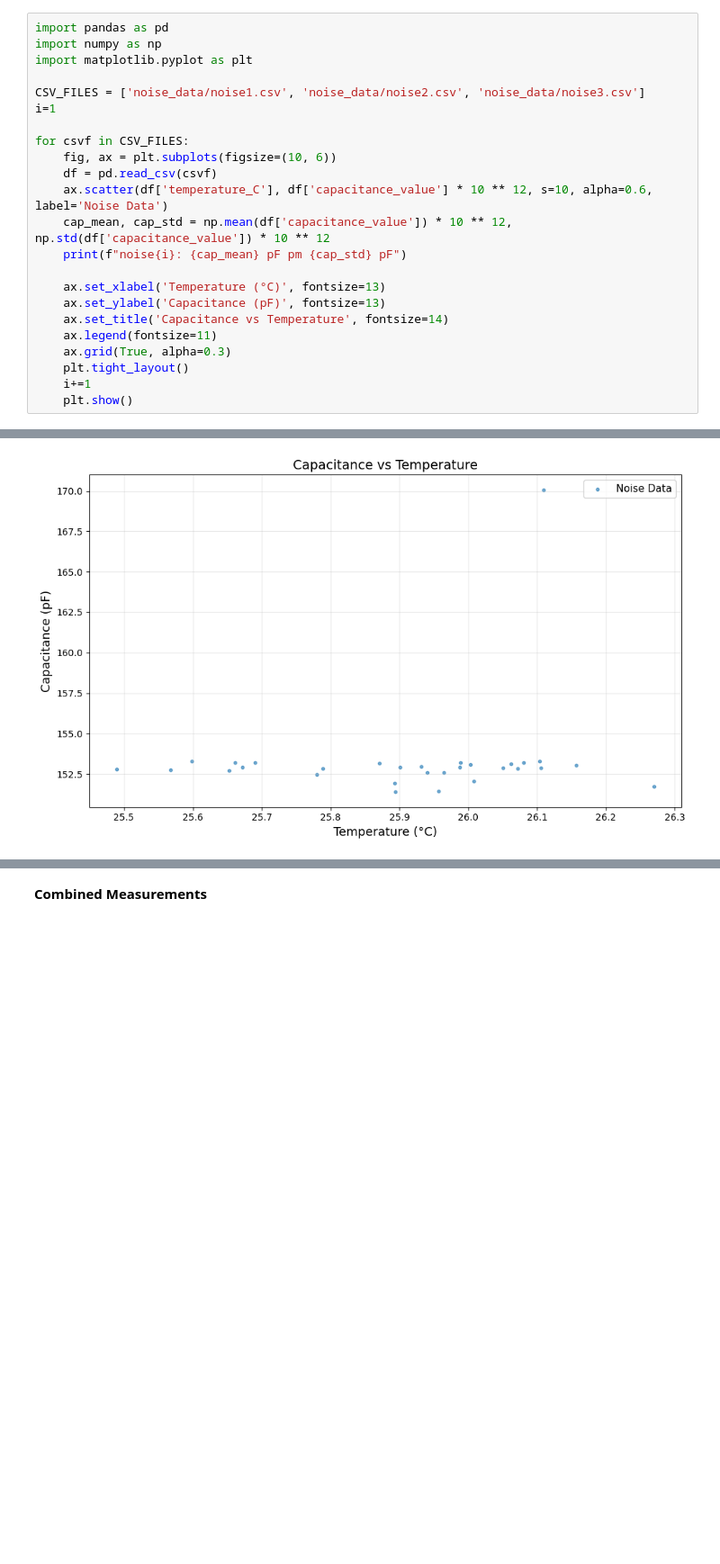
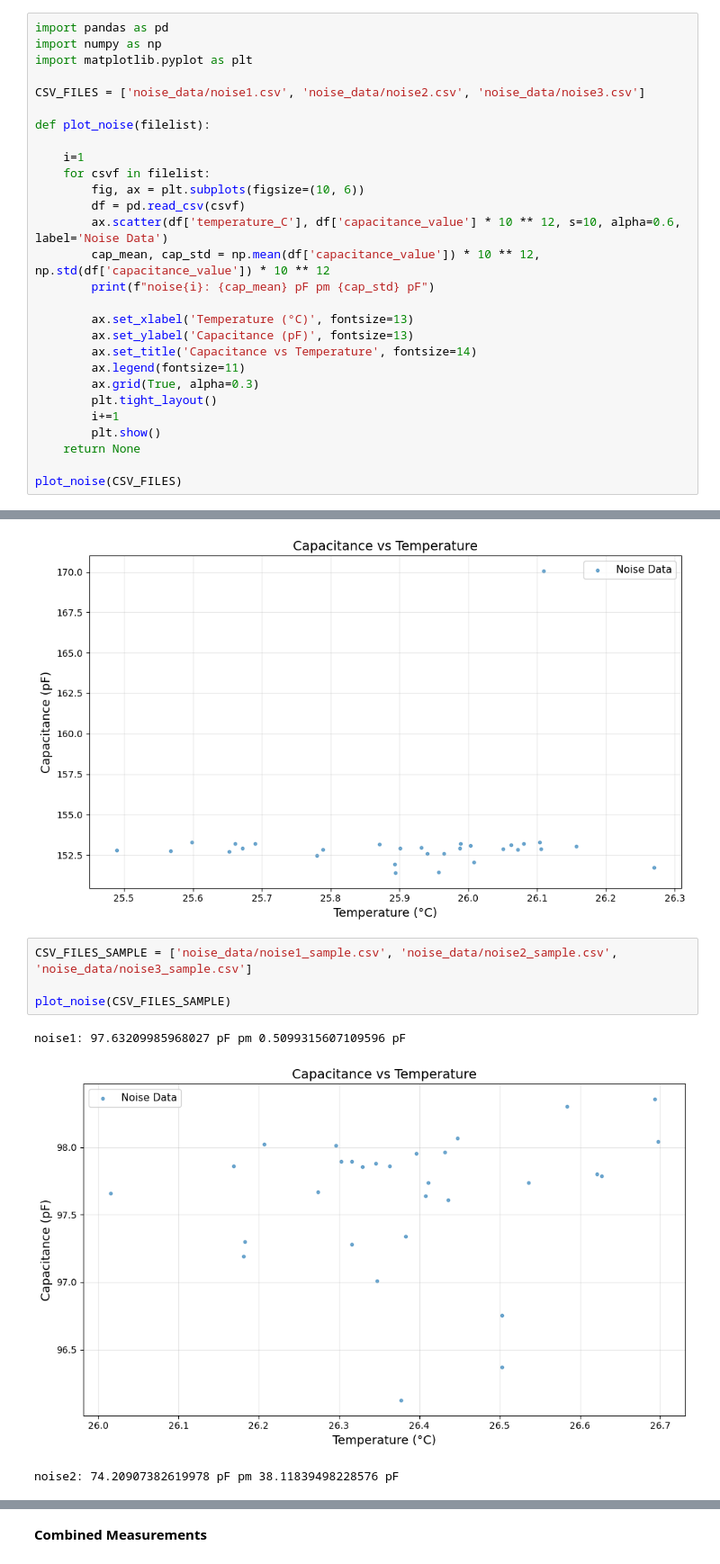
Before and after one commit to roznik20/crystal-expansion-research, a Jupyter notebook: Noise_measure.ipynb, the cells around one changed output, grey strips where cells are left out. Shown at 90% size. Drawn from its saved outputs; the diff is of its cells as text; blank space fills up the shorter version.

Commit message:
sample noise

```diff
--- a/Noise_measure.ipynb
+++ b/Noise_measure.ipynb
@@ -4,23 +4,28 @@ import numpy as np
 import matplotlib.pyplot as plt
 
 CSV_FILES = ['noise_data/noise1.csv', 'noise_data/noise2.csv', 'noise_data/noise3.csv']
-i=1
 
-for csvf in CSV_FILES:
-    fig, ax = plt.subplots(figsize=(10, 6))
-    df = pd.read_csv(csvf)
-    ax.scatter(df['temperature_C'], df['capacitance_value'] * 10 ** 12, s=10, alpha=0.6, label='Noise Data')
-    cap_mean, cap_std = np.mean(df['capacitance_value']) * 10 ** 12, np.std(df['capacitance_value']) * 10 ** 12
-    print(f"noise{i}: {cap_mean} pF pm {cap_std} pF")
+def plot_noise(filelist):
 
-    ax.set_xlabel('Temperature (°C)', fontsize=13)
-    ax.set_ylabel('Capacitance (pF)', fontsize=13)
-    ax.set_title('Capacitance vs Temperature', fontsize=14)
-    ax.legend(fontsize=11)
-    ax.grid(True, alpha=0.3)
-    plt.tight_layout()
-    i+=1
-    plt.show()
+    i=1
+    for csvf in filelist:
+        fig, ax = plt.subplots(figsize=(10, 6))
+        df = pd.read_csv(csvf)
+        ax.scatter(df['temperature_C'], df['capacitance_value'] * 10 ** 12, s=10, alpha=0.6, label='Noise Data')
+        cap_mean, cap_std = np.mean(df['capacitance_value']) * 10 ** 12, np.std(df['capacitance_value']) * 10 ** 12
+        print(f"noise{i}: {cap_mean} pF pm {cap_std} pF")
+
+        ax.set_xlabel('Temperature (°C)', fontsize=13)
+        ax.set_ylabel('Capacitance (pF)', fontsize=13)
+        ax.set_title('Capacitance vs Temperature', fontsize=14)
+        ax.legend(fontsize=11)
+        ax.grid(True, alpha=0.3)
+        plt.tight_layout()
+        i+=1
+        plt.show()
+    return None
+
+plot_noise(CSV_FILES)
 # %% [output]
 noise1: 152.96438974267477 pF pm 1.0108510656202512 pF
 [figure]
@@ -28,3 +33,11 @@ noise2: 151.9161678553883 pF pm 2.380518768201412 pF
 [figure]
 noise3: 153.3112625385612 pF pm 3.1531188762715274 pF
 [figure]
+# %%
+CSV_FILES_SAMPLE = ['noise_data/noise1_sample.csv', 'noise_data/noise2_sample.csv', 'noise_data/noise3_sample.csv']
+
+plot_noise(CSV_FILES_SAMPLE)
+# %% [output]
+noise1: 97.63209985968027 pF pm 0.5099315607109596 pF
+[figure, added]
+noise2: 74.20907382619978 pF pm 38.11839498228576 pF
```
Also changed, not shown: parts of 2 cells of this notebook, 3 other files.
